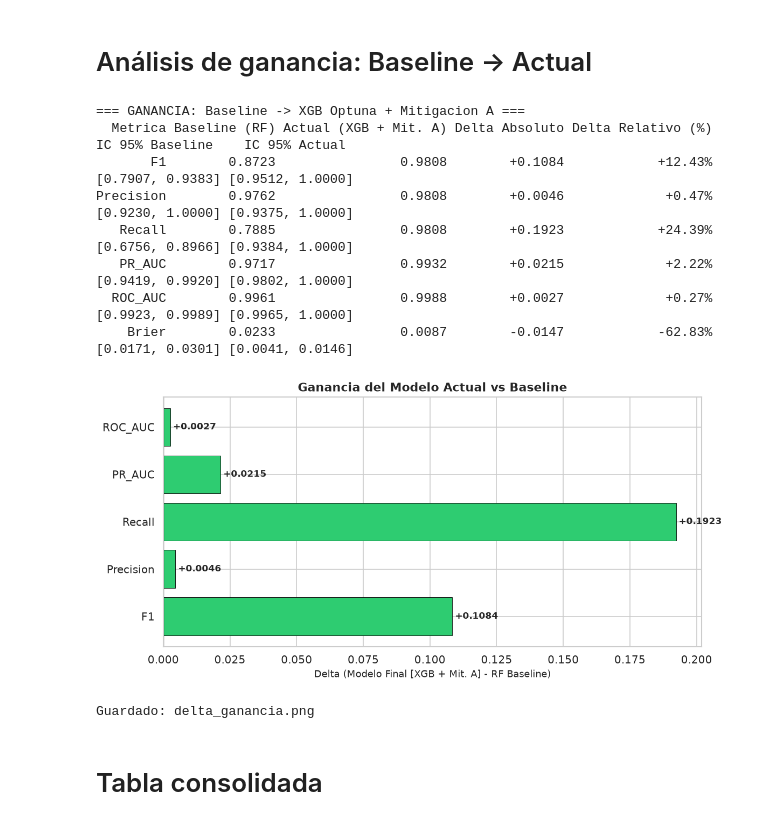
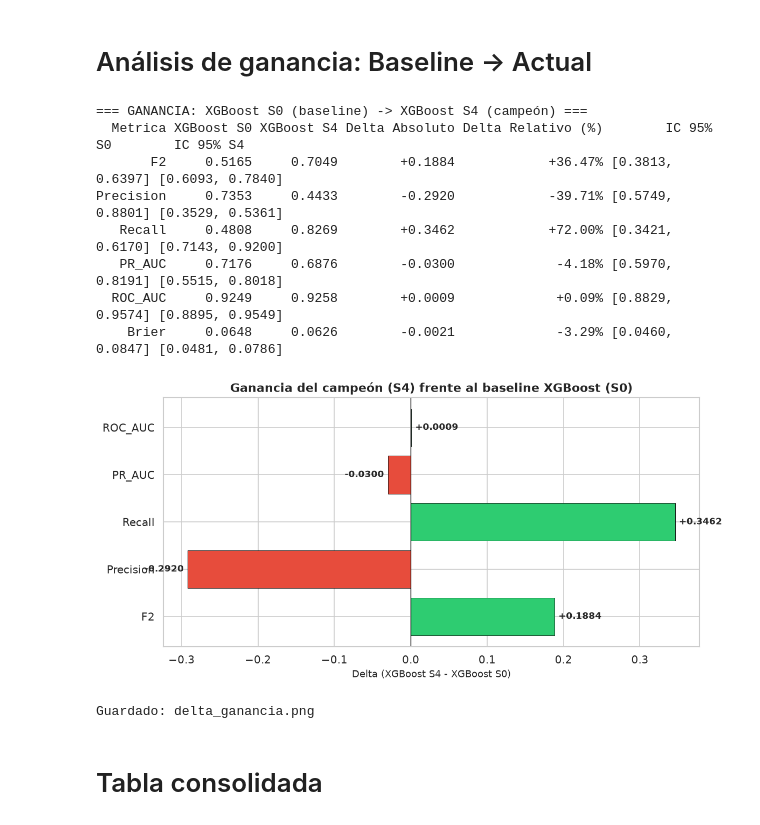
Before and after one commit to Fernando-Huaman/proyecto-zona-interes-Au, a Jupyter notebook: notebooks/sprint4_comparativo.ipynb, the cells around one changed output. Cells and saved outputs as stored; diff of their text form; code cells hidden in the pictures.

```diff
--- a/notebooks/sprint4_comparativo.ipynb
+++ b/notebooks/sprint4_comparativo.ipynb
@@ -200,7 +186,7 @@ F1 con Mitigación A: 0.9808 (Δ = +0.0293)
 def evaluar_global_bootstrap(y_true, y_prob, y_pred, n_boot=1000, conf=0.95, seed=42):
     """
     Evaluación global con bootstrap para calcular intervalos de confianza robustos.
-    Retorna dict con métricas puntuales + IC para F1, Precision, Recall, PR-AUC, ROC-AUC, Brier.
+    Retorna dict con métricas puntuales + IC para F2 (decisión), F1, Precision, Recall, PR-AUC, ROC-AUC, Brier.
     """
     rng = np.random.RandomState(seed)      # Generador reproducible
     n = len(y_true)                        # Tamaño de la muestra
@@ -211,6 +197,7 @@ def evaluar_global_bootstrap(y_true, y_prob, y_pred, n_boot=1000, conf=0.95, see
         'n': n,
         'n_pos': int(y_true.sum()),
         'n_neg': int((1 - y_true).sum()),
+        'F2':        fbeta_score(y_true, y_pred, beta=2, zero_division=0),
         'Precision': precision_score(y_true, y_pred, zero_division=0),
         'Recall':    recall_score(y_true, y_pred, zero_division=0),
         'F1':        f1_score(y_true, y_pred, zero_division=0),
@@ -220,7 +207,7 @@ def evaluar_global_bootstrap(y_true, y_prob, y_pred, n_boot=1000, conf=0.95, see
     }
 
     # Bootstrap: remuestreo con reemplazo
-    boot_metrics = {k: [] for k in ['F1', 'Precision', 'Recall', 'PR_AUC', 'ROC_AUC', 'Brier']}
+    boot_metrics = {k: [] for k in ['F2', 'F1', 'Precision', 'Recall', 'PR_AUC', 'ROC_AUC', 'Brier']}
     for _ in range(n_boot):
         idx = rng.choice(n, size=n, replace=True)  # Índices aleatorios con repetición
         yt = np.array(y_true)[idx]
@@ -230,6 +217,7 @@ def evaluar_global_bootstrap(y_true, y_prob, y_pred, n_boot=1000, conf=0.95, see
         if len(np.unique(yt)) < 2:  # Evitar división por cero si solo una clase
             continue
 
+        boot_metrics['F2'].append(fbeta_score(yt, yp, beta=2, zero_division=0))
         boot_metrics['F1'].append(f1_score(yt, yp, zero_division=0))
         boot_metrics['Precision'].append(precision_score(yt, yp, zero_division=0))
         boot_metrics['Recall'].append(recall_score(yt, yp, zero_division=0))
@@ -249,5 +237,5 @@ def evaluar_global_bootstrap(y_true, y_prob, y_pred, n_boot=1000, conf=0.95, see
 
     return metrics
 
-print('Función evaluar_global_bootstrap() definida')
+print('Función evaluar_global_bootstrap() definida (métrica de decisión: F2)')
 # %% [output]
@@ -493,60 +467,57 @@ Guardado: radar_comparativo.png
 # %% [markdown]
 # Análisis de ganancia: Baseline -> Actual
 # %%
-# Delta entre Baseline y el MODELO FINAL (XGB Optuna + Mitigacion A)
-baseline_name = 'RF Baseline (FE)'
-actual_name   = 'XGB Optuna + Mit. A'
+# Delta entre la PRIMERA versión de XGBoost (S0, baseline) y la ÚLTIMA (S4, campeón final)
+baseline_name = nombres_modelos[0]   # 'S0 · Baseline'
+actual_name   = nombres_modelos[-1]  # 'S4 · Campeón'
 
 rows_delta = []
 for m in metricas_clave:
     val_bl = eval_results[baseline_name][m]
     val_act = eval_results[actual_name][m]
     delta = val_act - val_bl
     pct = (delta / val_bl * 100) if val_bl != 0 else 0
     rows_delta.append({
         'Metrica': m,
-        'Baseline (RF)': f'{val_bl:.4f}',
-        'Actual (XGB + Mit. A)': f'{val_act:.4f}',
+        'XGBoost S0': f'{val_bl:.4f}',
+        'XGBoost S4': f'{val_act:.4f}',
         'Delta Absoluto': f'{delta:+.4f}',
         'Delta Relativo (%)': f'{pct:+.2f}%',
-        'IC 95% Baseline': f"[{eval_results[baseline_name][f'{m}_CI_low']:.4f}, {eval_results[baseline_name][f'{m}_CI_high']:.4f}]",
-        'IC 95% Actual': f"[{eval_results[actual_name][f'{m}_CI_low']:.4f}, {eval_results[actual_name][f'{m}_CI_high']:.4f}]",
+        'IC 95% S0': f"[{eval_results[baseline_name][f'{m}_CI_low']:.4f}, {eval_results[baseline_name][f'{m}_CI_high']:.4f}]",
+        'IC 95% S4': f"[{eval_results[actual_name][f'{m}_CI_low']:.4f}, {eval_results[actual_name][f'{m}_CI_high']:.4f}]",
     })
 
 df_delta = pd.DataFrame(rows_delta)
-df_delta.to_csv(os.path.join(OUT_DIR, 'delta_baseline_vs_actual.csv'), index=False)
-print('=== GANANCIA: Baseline -> XGB Optuna + Mitigacion A ===')
+df_delta.to_csv(os.path.join(OUT_DIR, 'delta_baseline_vs_final.csv'), index=False)
+print('=== GANANCIA: XGBoost S0 (baseline) -> XGBoost S4 (campeón) ===')
 print(df_delta.to_string(index=False))
 
 # Grafico de deltas
 fig, ax = plt.subplots(figsize=(10, 5))
-metricas_plot = ['F1', 'Precision', 'Recall', 'PR_AUC', 'ROC_AUC']
+metricas_plot = ['F2', 'Precision', 'Recall', 'PR_AUC', 'ROC_AUC']
 deltas = [eval_results[actual_name][m] - eval_results[baseline_name][m] for m in metricas_plot]
 colors_bar = ['#2ecc71' if d >= 0 else '#e74c3c' for d in deltas]
-
 bars = ax.barh(metricas_plot, deltas, color=colors_bar, edgecolor='black', linewidth=0.5)
 ax.axvline(x=0, color='black', linewidth=0.8)
-ax.set_xlabel('Delta (Modelo Final [XGB + Mit. A] - RF Baseline)', fontsize=11)
-ax.set_title('Ganancia del Modelo Actual vs Baseline', fontweight='bold', fontsize=13)
-
+ax.set_xlabel('Delta (XGBoost S4 - XGBoost S0)', fontsize=11)
+ax.set_title('Ganancia del campeón (S4) frente al baseline XGBoost (S0)', fontweight='bold', fontsize=13)
 for bar, d in zip(bars, deltas):
-    ax.text(bar.get_width() + 0.001, bar.get_y() + bar.get_height()/2,
-            f'{d:+.4f}', va='center', fontsize=10, fontweight='bold')
-
+    ax.text(bar.get_width() + (0.005 if d >= 0 else -0.005), bar.get_y() + bar.get_height()/2,
+            f'{d:+.4f}', va='center', ha='left' if d >= 0 else 'right', fontsize=10, fontweight='bold')
 plt.tight_layout()
 plt.savefig(os.path.join(OUT_DIR, 'delta_ganancia.png'), dpi=150, bbox_inches='tight')
 plt.show()
 print('Guardado: delta_ganancia.png')
 # %% [output]
-=== GANANCIA: Baseline -> XGB Optuna + Mitigacion A ===
-  Metrica Baseline (RF) Actual (XGB + Mit. A) Delta Absoluto Delta Relativo (%)  IC 95% Baseline    IC 95% Actual
-       F1        0.8723                0.9808        +0.1084            +12.43% [0.7907, 0.9383] [0.9512, 1.0000]
-Precision        0.9762                0.9808        +0.0046             +0.47% [0.9230, 1.0000] [0.9375, 1.0000]
-   Recall        0.7885                0.9808        +0.1923            +24.39% [0.6756, 0.8966] [0.9384, 1.0000]
-   PR_AUC        0.9717                0.9932        +0.0215             +2.22% [0.9419, 0.9920] [0.9802, 1.0000]
-  ROC_AUC        0.9961                0.9988        +0.0027             +0.27% [0.9923, 0.9989] [0.9965, 1.0000]
-    Brier        0.0233                0.0087        -0.0147            -62.83% [0.0171, 0.0301] [0.0041, 0.0146]
+=== GANANCIA: XGBoost S0 (baseline) -> XGBoost S4 (campeón) ===
+  Metrica XGBoost S0 XGBoost S4 Delta Absoluto Delta Relativo (%)        IC 95% S0        IC 95% S4
+       F2     0.5165     0.7049        +0.1884            +36.47% [0.3813, 0.6397] [0.6093, 0.7840]
+Precision     0.7353     0.4433        -0.2920            -39.71% [0.5749, 0.8801] [0.3529, 0.5361]
+   Recall     0.4808     0.8269        +0.3462            +72.00% [0.3421, 0.6170] [0.7143, 0.9200]
+   PR_AUC     0.7176     0.6876        -0.0300             -4.18% [0.5970, 0.8191] [0.5515, 0.8018]
+  ROC_AUC     0.9249     0.9258        +0.0009             +0.09% [0.8829, 0.9574] [0.8895, 0.9549]
+    Brier     0.0648     0.0626        -0.0021             -3.29% [0.0460, 0.0847] [0.0481, 0.0786]
-[figure, old version]
+[figure, new version]
 Guardado: delta_ganancia.png
 # %% [markdown]
 # Tabla consolidada
```
Also changed, not shown: parts of 15 cells of this notebook, 42 other files.
